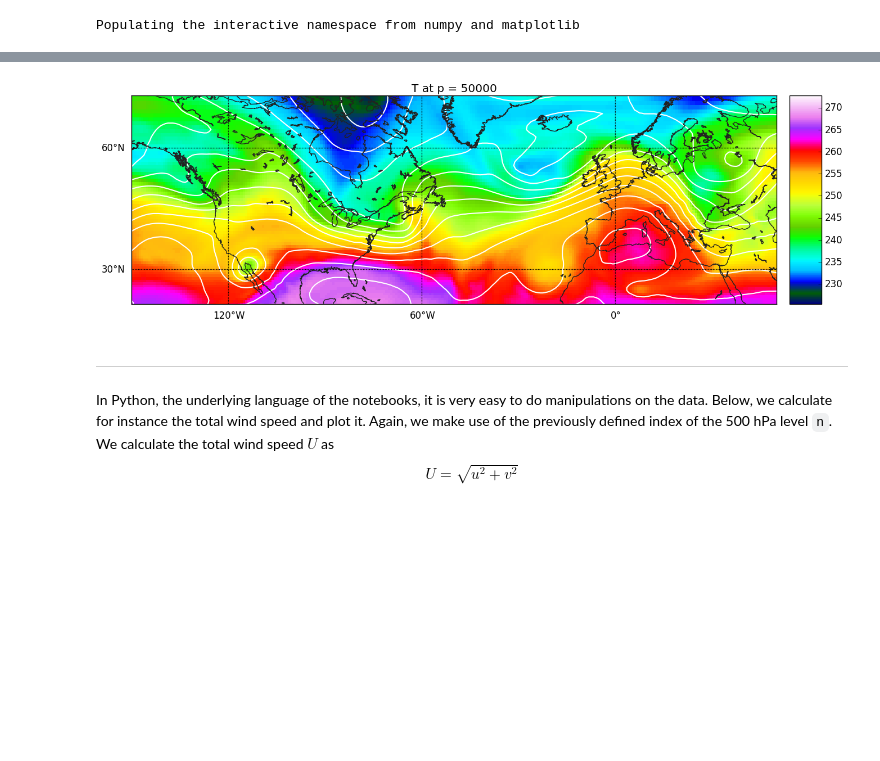
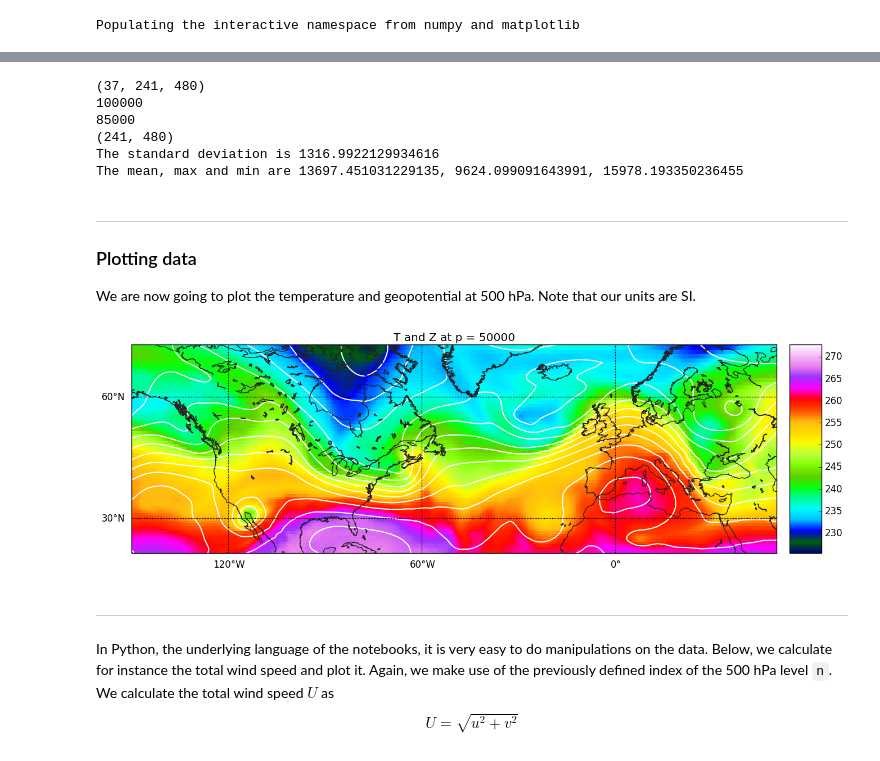
Before and after one commit to Chiil/dynamic_meteorology, a Jupyter notebook: Introduction to notebooks.ipynb, the cells around one changed output, grey strips where cells are left out. Saved outputs shown, nothing was run; the diff lists cells and outputs as text; code cells hidden in the pictures; blank space fills up the shorter version.

```diff
--- a/Introduction to notebooks.ipynb
+++ b/Introduction to notebooks.ipynb
@@ -36,9 +48,10 @@ Now, you load the data and read out the desired variables.
 nc_file = nc.Dataset("data/test.nc", "r")
 lat = nc_file.variables["latitude"][:]
 lon = nc_file.variables["longitude"][:]
-p = nc_file.variables["level"][:]*100    # Conversion of pressure to Pa.
+p = nc_file.variables["level"][:]*100  # Conversion of pressure to Pa.
 
-t = -1 # Index -1 means the last index. We choose the last time index from the data.
+t = 0 # We only load the first time index from the data.
+time = nc_file.variables["time"][0]
 
 # With the code below, we roll the map, to get the 0 meridian,
 # rather than the Pacific in the middle.
@@ -46,7 +59,7 @@ nroll = lon.size//2
 lon = np.roll(lon, nroll)
 lon = np.where(lon>=180., lon-360., lon)
 
-# We load the two horizontal wind components, the geopotential and the temperature.
+# We load 3D fields of the two horizontal wind components, the geopotential and the temperature.
 u = np.roll(nc_file.variables["u"][t,:,:,:], nroll, -1)
 v = np.roll(nc_file.variables["v"][t,:,:,:], nroll, -1)
 z = np.roll(nc_file.variables["z"][t,:,:,:], nroll, -1)
@@ -64,21 +80,42 @@ Below, the temperature at 500 hPa is plotted.
+# %%
+print(z.shape)     # We have 37 height levels, 241 latitudes and 480 longitudes.
+print(p[0])        # Our lowest pressure level is 1000 hPa.
+print(p[6])        # At level 6 we find 850 hPa.
+z_850 = z[6,:,:]   # We create a new variable that contains only the geopotential height at 850 hPa.
+print(z_850.shape) # The new data has only two dimensions, lat and lon.
+
+# We can also write formatted output to the screen.
+print("The standard deviation is {0}".format(z_850.std())) # We can format the output.
+print("The mean, max and min are {0}, {1}, {2}".format(z_850.mean(), z_850.min(), z_850.max()))
+# %% [output]
+(37, 241, 480)
+100000
+85000
+(241, 480)
+The standard deviation is 1316.9922129934616
+The mean, max and min are 13697.451031229135, 9624.099091643991, 15978.193350236455
+# %% [markdown]
+___
+### Plotting data
+We are now going to plot the temperature and geopotential at 500 hPa. Note that our units are SI.
 # %%
 p_plot = 50000.            # Choose the height in pressure level at which you want to plot.
-n = abs(p-p_plot).argmin() # The index closest to the desired height is chosen.
+n = abs(p-p_plot).argmin() # This is a trick to find the index closest to the desired value.
 
-m.pcolormesh(lons, lats, T[n,:,:], cmap=pl.cm.gist_ncar)
-m.colorbar()
-m.contour(lons, lats, z[n,:,:], 15, colors='w', linewidths=1.5)
-m.drawcoastlines(color='#222222')
-# draw parallels.
+m.pcolormesh(lons, lats, T[n,:,:], cmap=pl.cm.gist_ncar)        # We plot a colormesh using the gist_ncar colormap.
+m.colorbar()                                                    # We add a colorbar to show the values of temperature.
+m.contour(lons, lats, z[n,:,:], 15, colors='w', linewidths=1.5) # We plot the geopotential in contours.
+m.drawcoastlines(color='#222222') # We add coastlines.
+# Draw parallels.
 parallels = np.arange(0.,90,30.)
 m.drawparallels(parallels,labels=[1,0,0,0])
-# draw meridians
+# Draw meridians.
 meridians = np.arange(0.,360.,60.)
 m.drawmeridians(meridians,labels=[0,0,0,1])
-pl.title('T at p = {0}'.format(p[n]));
-pl.tight_layout()
+pl.title('T and Z at p = {0}'.format(p[n])); # We add a title to the plot.
+pl.tight_layout() # With this function we make the figure fit as good as possible.
 # %% [output]
-[figure, old version]
+[figure, new version]
 # %% [markdown]
 ___
 In Python, the underlying language of the notebooks, it is very easy to do manipulations on the data. Below, we calculate for instance the total wind speed and plot it. Again, we make use of the previously defined index of the 500 hPa level `n`. We calculate the total wind speed $U$ as
```
Also changed, not shown: parts of 19 cells of this notebook.
